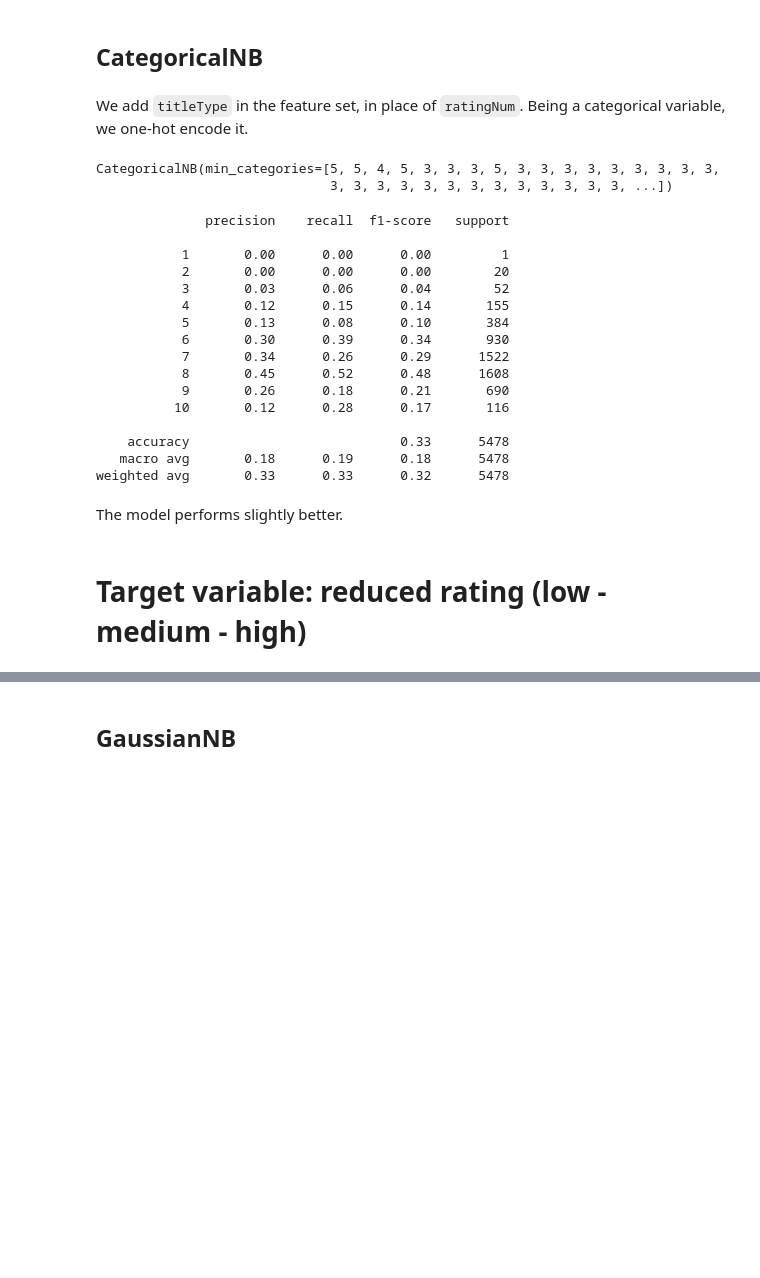
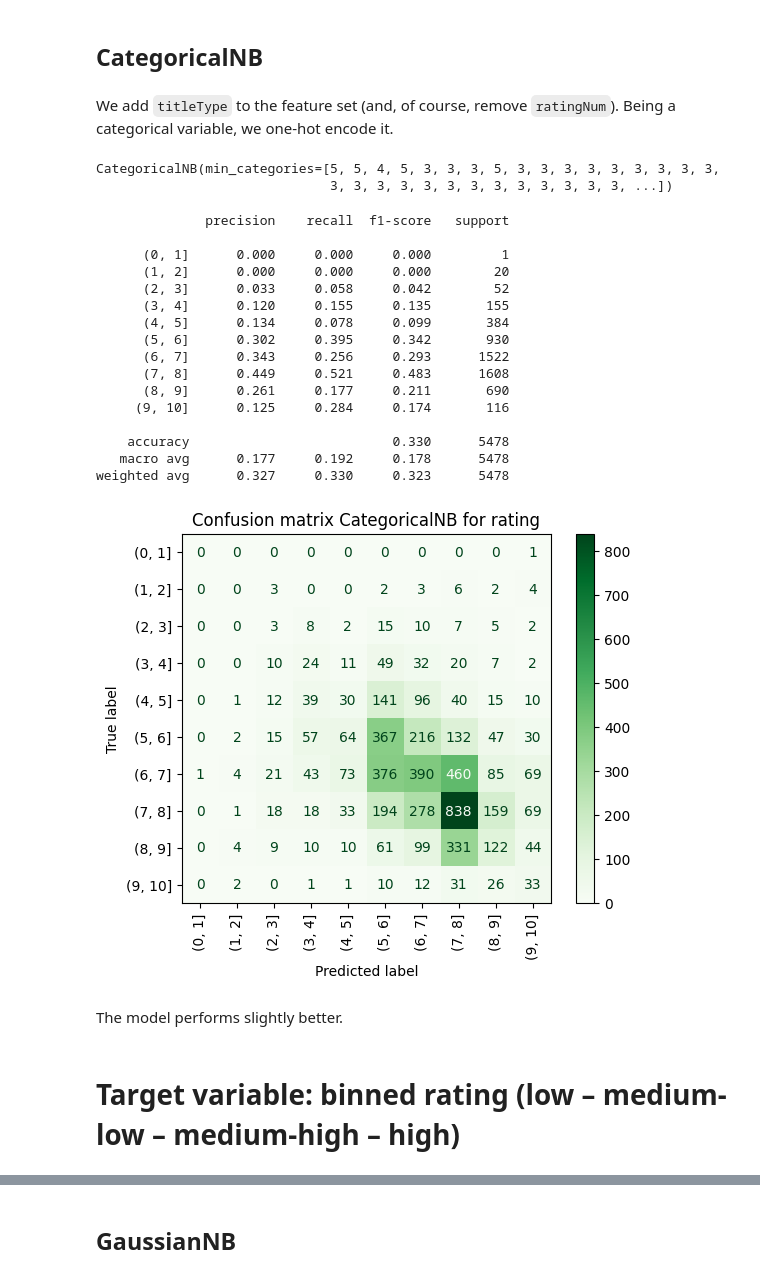
Before and after one commit to g-fabiani4-unipi/dm1_project, a Jupyter notebook: src/naive_bayes.ipynb, the cells around one changed output, grey strips where cells are left out. Drawn from its saved outputs; the diff is of its cells as text; code cells hidden in the pictures; blank space fills up the shorter version.

```diff
--- a/src/naive_bayes.ipynb
+++ b/src/naive_bayes.ipynb
@@ -363,7 +396,7 @@ weighted avg       0.21      0.21      0.21      5478
 # %% [markdown]
 ## CategoricalNB
 # %% [markdown]
-We add `titleType` in the feature set, in place of `ratingNum`. Being a categorical variable, we one-hot encode it.
+We add `titleType` to the feature set (and, of course, remove `ratingNum`). Being a categorical variable, we one-hot encode it.
 # %%
 array_titleType = pd.get_dummies(df['titleType']).values
 array_titleType_test = pd.get_dummies(df_test['titleType']).values
@@ -384,26 +417,34 @@ CategoricalNB(min_categories=[5, 5, 4, 5, 3, 3, 3, 5, 3, 3, 3, 3, 3, 3, 3, 3, 3,
 # %%
 y_pred = clf.predict(X_test_final)
 # %%
-print(classification_report(y_test, y_pred))
+print(classification_report(y_test, y_pred, digits=3))
 # %% [output]
               precision    recall  f1-score   support
 
-           1       0.00      0.00      0.00         1
-           2       0.00      0.00      0.00        20
-           3       0.03      0.06      0.04        52
-           4       0.12      0.15      0.14       155
-           5       0.13      0.08      0.10       384
-           6       0.30      0.39      0.34       930
-           7       0.34      0.26      0.29      1522
-           8       0.45      0.52      0.48      1608
-           9       0.26      0.18      0.21       690
-          10       0.12      0.28      0.17       116
+      (0, 1]      0.000     0.000     0.000         1
+      (1, 2]      0.000     0.000     0.000        20
+      (2, 3]      0.033     0.058     0.042        52
+      (3, 4]      0.120     0.155     0.135       155
+      (4, 5]      0.134     0.078     0.099       384
+      (5, 6]      0.302     0.395     0.342       930
+      (6, 7]      0.343     0.256     0.293      1522
+      (7, 8]      0.449     0.521     0.483      1608
+      (8, 9]      0.261     0.177     0.211       690
+     (9, 10]      0.125     0.284     0.174       116
 
-    accuracy                           0.33      5478
-   macro avg       0.18      0.19      0.18      5478
-weighted avg       0.33      0.33      0.32      5478
+    accuracy                          0.330      5478
+   macro avg      0.177     0.192     0.178      5478
+weighted avg      0.327     0.330     0.323      5478
+# %%
+ConfusionMatrixDisplay.from_predictions(y_pred=y_pred, y_true=y_test,
+                                        xticks_rotation=90,
+                                        cmap='Greens')
+plt.title("Confusion matrix CategoricalNB for rating")
+plt.show()
+# %% [output]
+[figure, added]
 # %% [markdown]
 The model performs slightly better.
 # %% [markdown]
-# Target variable: reduced rating (low - medium - high)
+# Target variable: binned rating (low – medium-low – medium-high – high)
 # %%
```
Also changed, not shown: parts of 47 cells of this notebook.
